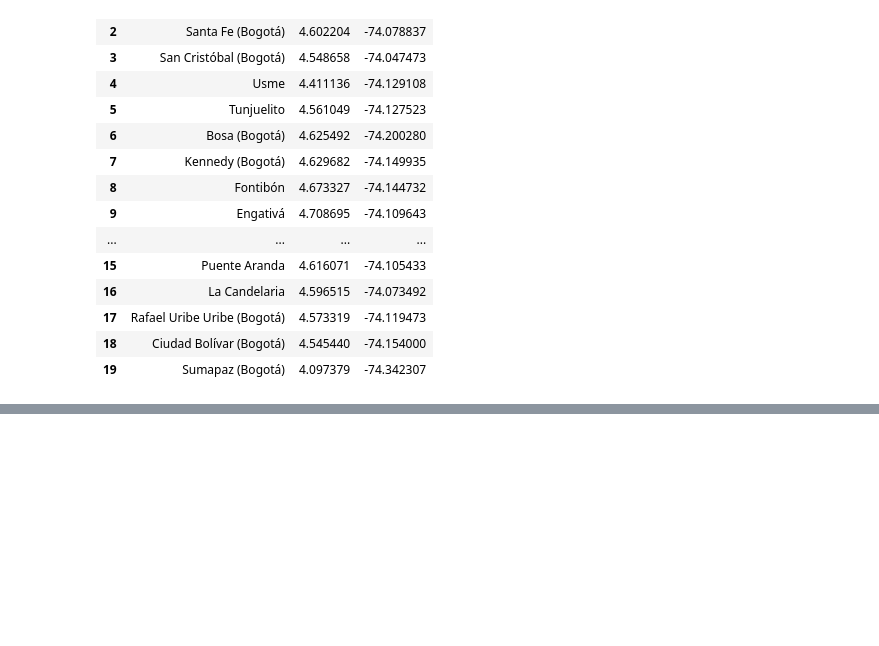
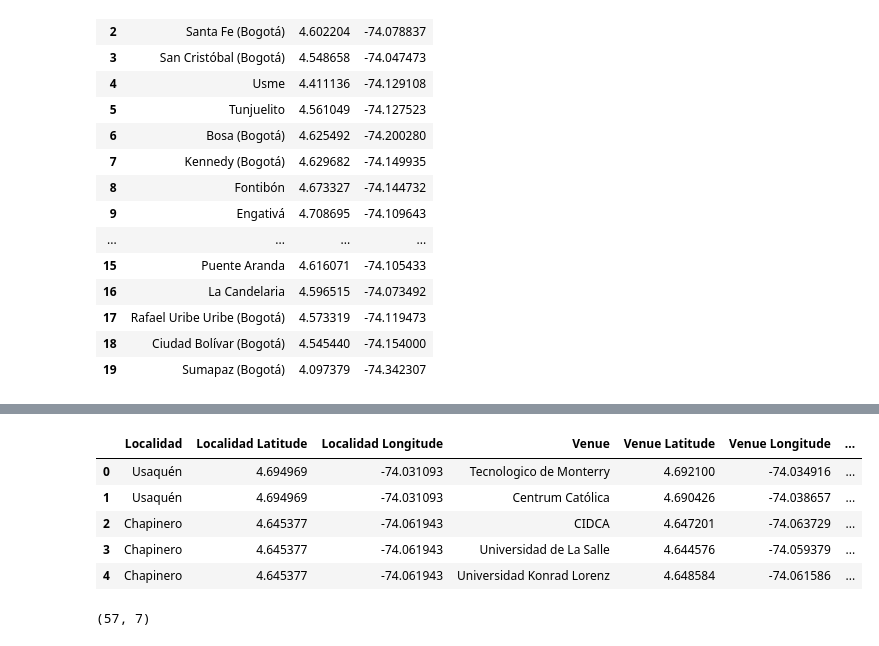
Before and after one commit to Narita1508/Coursera_Capstone, a Jupyter notebook: IBM Capstone.ipynb, the cells around one changed output, grey strips where cells are left out. Saved outputs shown, nothing was run; the diff lists cells and outputs as text; code cells hidden in the pictures; blank space fills up the shorter version.

```diff
--- a/IBM Capstone.ipynb
+++ b/IBM Capstone.ipynb
@@ -279,0 +383,14 @@ df3
+# %%
+bogota_venues_university = getNearbyVenues(names=df3['Localidades'], latitudes=df3['Latitude'], longitudes=df3['Longitude'], radius=1000, categoryIds='4bf58dd8d48988d1ae941735')
+bogota_venues_university.head()
+# %% [output]
+|  | Localidad | Localidad Latitude | Localidad Longitude | Venue | Venue Latitude | Venue Longitude | ... |
+| 0 | Usaquén | 4.694969 | -74.031093 | Tecnologico de Monterry | 4.692100 | -74.034916 | ... |
+| 1 | Usaquén | 4.694969 | -74.031093 | Centrum Católica | 4.690426 | -74.038657 | ... |
+| 2 | Chapinero | 4.645377 | -74.061943 | CIDCA | 4.647201 | -74.063729 | ... |
+| 3 | Chapinero | 4.645377 | -74.061943 | Universidad de La Salle | 4.644576 | -74.059379 | ... |
+| 4 | Chapinero | 4.645377 | -74.061943 | Universidad Konrad Lorenz | 4.648584 | -74.061586 | ... |
+# %%
+bogota_venues_university.shape
+# %% [output]
+(57, 7)
```
Also changed, not shown: parts of 18 cells of this notebook.
